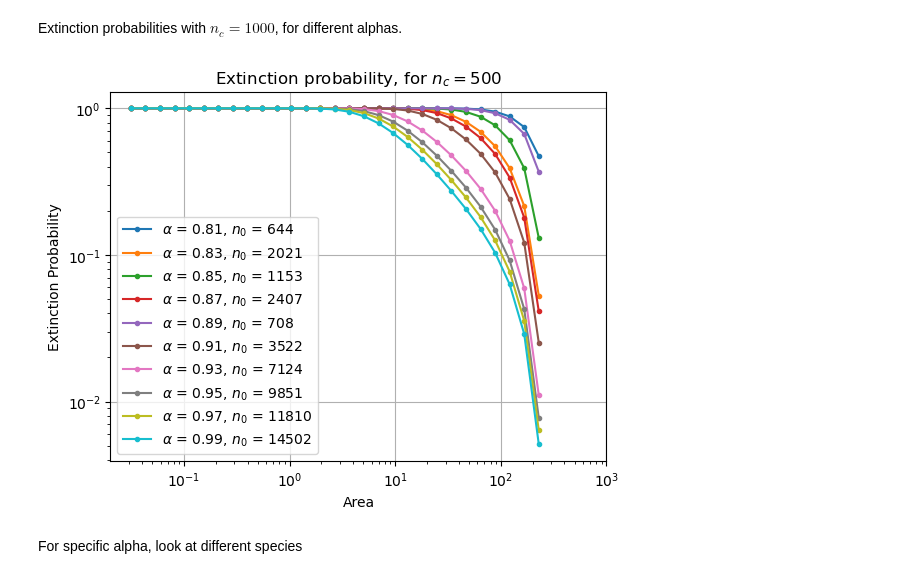
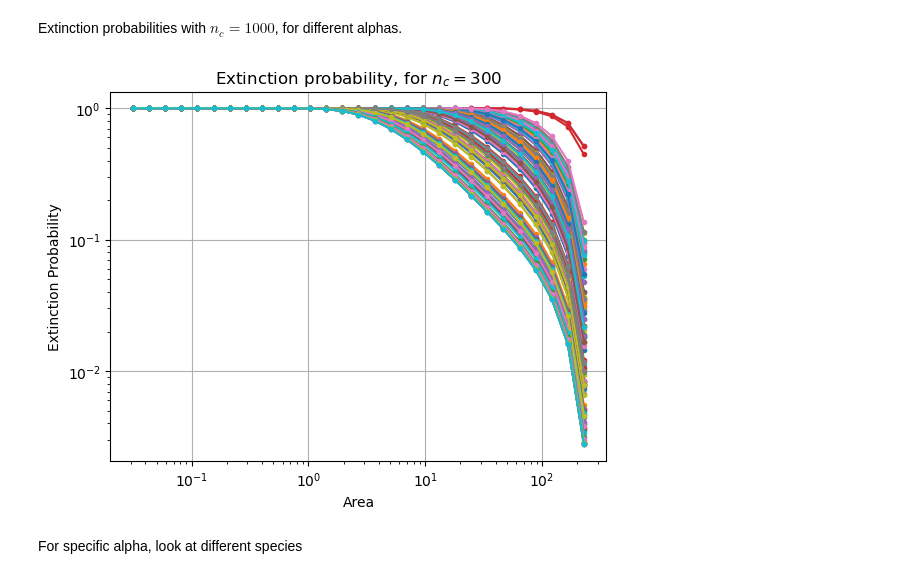
Before and after one commit to Mohamedhoesein/Complex-System-Simulation, a Jupyter notebook: habitat.ipynb, the cells around one changed output. Saved outputs shown, nothing was run; the diff lists cells and outputs as text; code cells hidden in the pictures.

Commit message:
Modified code for multiple species per alpha.

```diff
--- a/habitat.ipynb
+++ b/habitat.ipynb
@@ -15,12 +17,12 @@ n_species = 10
 t_min = -0.3
 t_max = -0.01
 # %%
-for n in range(n_species):
-    t = np.linspace(t_min, t_max, n_species)
+for n in range(n_alpha):
+    t = np.linspace(t_min, t_max, n_alpha)
 
 alpha = list(map(lambda o: 2**o, t))
 print(alpha)
-species_alpha = [o for o in alpha for i in range(1)]
+species_alpha = [o for o in alpha for i in range(n_species_alpha)]
 # %% [output]
 [np.float64(0.8122523963562356), np.float64(0.8305979534890165), np.float64(0.8493578639287523), np.float64(0.8685414862717363), np.float64(0.8881583904878002), np.float64(0.9082183626944031), np.floa ...
 # %%
@@ -277,7 +286,7 @@ def q_bisection(a, b, epsilon, fractional_area, initial_species_count):
 
     return c
 # %%
-def extinction_probability(a, q, n_c, n_0):
+def extinction_probability(q, n_c, n_0):
     # print(a, q, n_c, n_0)
     return (q ** (n_c + 1) - 1) / (q ** (n_0 + 1) - 1)
 # %%
@@ -305,10 +314,9 @@ for j in range(len(critical_abundance)):
         q_value = q_bisection(a, b, epsilon, fractional_area, n_individuals)
         q[i] = q_value
         # print(f"Area: {area}, Fractional Area: {fractional_area}, q: {q_value}")
-        extinction_probabilities[i] = extinction_probability(a = fractional_area,
-                                                        q = q_value,
-                                                        n_c = critical_abundance[j],
-                                                        n_0 = n_individuals)
+        extinction_probabilities[i] = extinction_probability(q = q_value,
+                                                             n_c = critical_abundance[j],
+                                                             n_0 = n_individuals)
     q_array[j] = q
     extinction_prob_array[j] = extinction_probabilities
 
@@ -343,13 +351,18 @@ plt.show()
 # %% [markdown]
 Extinction probabilities with $n_c = 1000$, for different alphas.
 # %%
-critical_abundance = 500
+critical_abundance = 300
 
 q_array = np.empty(n_species, dtype=object)
+q_array = []
 extinction_prob_array = np.empty(n_species, dtype=object)
+extinction_prob_array = []
 
 for j in range(n_species):
     n_individuals = len(grid.points[j])
+    if n_individuals < critical_abundance:
+        print(f"Species {j} has only {n_individuals} individuals, skipping.")
+        continue
     q = np.empty(len(Area_values) - 1)
     extinction_probabilities = np.empty(len(Area_values) - 1)
 
@@ -359,30 +372,29 @@ for j in range(n_species):
         q_value = q_bisection(a, b, epsilon, fractional_area, n_individuals)
         q[i] = q_value
         # print(f"Area: {area}, Fractional Area: {fractional_area}, q: {q_value}")
-        extinction_probabilities[i] = extinction_probability(a = fractional_area,
-                                                        q = q_value,
-                                                        n_c = critical_abundance,
-                                                        n_0 = n_individuals)
+        extinction_probabilities[i] = extinction_probability(q = q_value,
+                                                             n_c = critical_abundance,
+                                                             n_0 = n_individuals)
 
-    q_array[j] = q
-    extinction_prob_array[j] = extinction_probabilities
+    q_array.append(q)
+    extinction_prob_array.append(extinction_probabilities)
 # %%
 plt.figure()
-for i in range(n_species):
+for i in range(len(extinction_prob_array)):
     plt.plot(Area_values[:-1], extinction_prob_array[i], 'o-', label=fr'$\alpha$ = {round(species_alpha[i], 2)}, $n_0$ = {number_of_individuals[i]}', markersize=3)
 
 # plt.plot(Area_values[:-1], extinction_probabilities, 'o-', label='Extinction Probability', markersize=3)
 # plt.plot(Area_values[:-1], q, 'o-', label='q', markersize=3)
-plt.legend()
+# plt.legend()
 plt.xlabel("Area")
 plt.ylabel("Extinction Probability")
 plt.grid(True)
 plt.yscale('log')
 plt.xscale('log')
-plt.xlim(0, 10**3)
+# plt.xlim(0, 10**3)
 plt.title(fr"Extinction probability, for $n_c = {critical_abundance}$")
 plt.show()
 # %% [output]
-[figure, old version]
+[figure, new version]
 # %% [markdown]
 For specific alpha, look at different species
```
Also changed, not shown: parts of 6 cells of this notebook, 1 other file.
